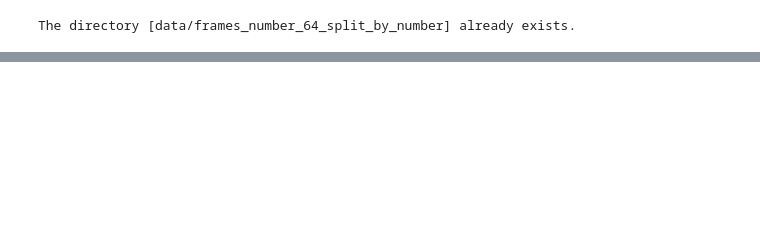
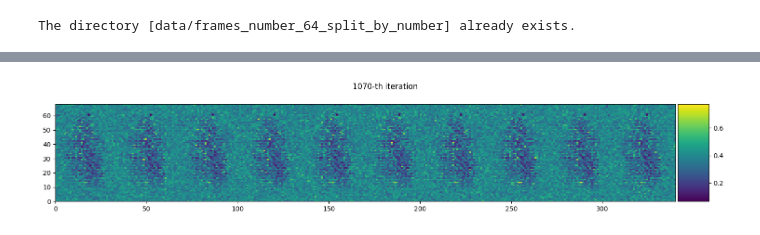
Before and after one commit to brseong/STDP-verification, a Jupyter notebook: stdp_trace.ipynb, the cells around one changed output, grey strips where cells are left out. Saved outputs shown, nothing was run; the diff lists cells and outputs as text; code cells hidden in the pictures; blank space fills up the shorter version.

```diff
--- a/stdp_trace.ipynb
+++ b/stdp_trace.ipynb
@@ -24,5 +28,20 @@ train_imgs, train_labels, test_imgs, test_labels = arrays
+# %%
+w_min, w_max = 0., 1.
+tau_pre, tau_post = 2., 2.
+N_in, N_out = 2*34*34, 10
+T = 64
+batch_size = 2
+lr = 0.01
+
+adj_mat = torch.Tensor([
+    [0, 1],
+    [1, 0]
+])
 # %%
-train_set = NMNIST("data/",train=True, data_type="frame", frames_number=64, split_by="number")
-# test_set = NMNIST("data/",train=False, data_type="frame", frames_number=64, split_by="number")
+train_set = NMNIST("data/",train=True, data_type="frame", frames_number=T, split_by="number")
+# test_set = NMNIST("data/",train=False, data_type="frame", frames_number=T, split_by="number")
+
+train_loader = DataLoader(train_set, batch_size=batch_size, shuffle=True)
+# test_loader = DataLoader(test_set, batch_size=batch_size, shuffle=True)
 # %% [output]
 The directory [data/frames_number_64_split_by_number] already exists.
@@ -41,29 +102,23 @@ def f_pre(x, w_min, alpha=0.):
 def f_post(x, w_max, alpha=0.):
     return (w_max - x) ** alpha
 
-w_min, w_max = -1., 1.
-tau_pre, tau_post = 2., 2.
-N_in, N_out = 2*34*34, 10
-T = 64
-batch_size = 2
-lr = 0.01
-
 def gen_block(in_features:int, out_features:int, **kwargs):
     return nn.Sequential(
         layer.Linear(in_features, out_features, **kwargs),
         neuron.LIFNode()
     )
 
-net = nn.Sequential(
-    gen_block(N_in, N_out)
-).to(device)
-# nn.init.trunc_normal_(net[0].weight.data, 0.4, 1, -1, 0.2)
-### TODO: Implement STDP for multilayer.
-nn.init.constant_(net[0][0].weight.data, 0.4)
+# net = nn.Sequential(
+#     gen_block(N_in, N_out)
+# ).to(device)
+# nn.init.trunc_normal_(net[0][0].weight.data, 0.4, 0.05, -1, 1)
+
+net = Diehl2015(2*34*34, 100).to(device)
+
 optimizer = torch.optim.SGD(net.parameters(), lr=lr, momentum=0.)
 
 # in_spike = (torch.rand([T, batch_size, N_in]) > 0.7).float()
-learner = learning.STDPLearner(step_mode='s', synapse=net[0], sn=net[1],
+learner = learning.STDPLearner(step_mode='s', synapse=net.excitatory, sn=net.lif_hidden,
                                 tau_pre=tau_pre, tau_post=tau_post,
                                 f_pre=f_weight, f_post=f_weight)
 
@@ -72,55 +127,61 @@ trace_pre = []
 trace_post = []
 # weight = []
 
-# Plot implementation
+# Make figure to plot
 fig = plt.figure(figsize=(15, 3))
 fig.suptitle(f"0-th iteration")
 axes = []
-canvas = torch.zeros((2*34, 34*10))
-weight = net[0].weight.cpu().detach()
-for i_neuron in range(10):
-    canvas[:, 34*i_neuron:34*(i_neuron+1)] = weight[i_neuron].reshape(34*2, 34)
-ax = fig.add_subplot(1,1,1)
-pc = ax.pcolor(canvas)
-div = make_axes_locatable(ax)
-cax = div.append_axes("right", size="5%", pad=0.05)
-fig.colorbar(pc, cax)
-fig.tight_layout()
-display(fig)
-clear_output(wait=True)
+
+# # Draw weights on the canvas
+# canvas = torch.zeros((2*34, 34*10))
+# weight = net[0][0].weight.cpu().detach()
+# for i_neuron in range(10):
+#     canvas[:, 34*i_neuron:34*(i_neuron+1)] = weight[i_neuron].reshape(34*2, 34)
+
+# Subplot ops.
+ax = fig.add_subplot(1,1,1) # generate new subplot.
+pc = ax.pcolor(net.draw_weights()) # make sub ax for color-number map.
+div = make_axes_locatable(ax) # get division of the subplot.
+cax = div.append_axes("right", size="5%", pad=0.05) # new ax for color bar
+fig.colorbar(pc, cax) # make colorbar.
+fig.tight_layout() # fit plots to layout
+d_handle = display(fig, display_id=True) # jupyter display output
+assert d_handle is not None # display handle must be valid.
+# clear_output(wait=True)
 
 with torch.no_grad():
-    frame = torch.zeros((2*34, 34), requires_grad=False, device=device) # *2 for ON, OFF events
-    for i, (frames, label) in enumerate(train_set, start=1):
+    frame = torch.zeros((batch_size, 2*34, 34), requires_grad=False, device=device) # *2 for ON, OFF events
+    loader = iter(train_loader)
+    for i, (frames, label) in enumerate(loader, start=1):
         for t in range(T):
+            assert frames.shape == (batch_size,64,2,34,34), f"{frames.shape}"
             optimizer.zero_grad()
             # out_spike.append(net(in_spike[t]))
             frame.fill_(0)
-            frame[::2,:] = torch.tensor(frames[t,0])
-            frame[1::2,:] = torch.tensor(frames[t,1])
-            net(frame.flatten()[None,...]) # No out spike append
-            # out_spike.append(net(frame.flatten()[None,...]))
+            frame[:,::2,:] = torch.tensor(frames[:,t,0])
+            frame[:,1::2,:] = torch.tensor(frames[:,t,1])
+            net(frame.reshape(batch_size,-1))
 
             learner.step(on_grad=True)
             optimizer.step()
-            net[0].weight.data.clamp_(w_min, w_max)
+            net.excitatory.weight.data.clamp_(w_min, w_max)
             # weight.append(net[0].weight.data.clone())
             trace_pre.append(learner.trace_pre)
             trace_post.append(learner.trace_post)
 
         if i%10 == 0:
             fig.suptitle(f"{i}-th iteration")
-            weight = net[0].weight.cpu().detach()
-            for i_neuron in range(10):
-                canvas[:,34*i_neuron:34*(i_neuron+1)] = weight[i_neuron].reshape(34*2, 34)
-            pc = ax.pcolor(canvas)
+            # weight = net[0][0].weight.cpu().detach()
+            # for i_neuron in range(10):
+            #     canvas[:,34*i_neuron:34*(i_neuron+1)] = weight[i_neuron].reshape(34*2, 34)
+            pc = ax.pcolor(net.draw_weights())
 
             # ax.clear()
             # ax.set_title(f"{i}-th iteration")
             # ax.pcolor(net[0].weight.cpu().detach())
             fig.colorbar(pc, cax)
-            display(fig)
-            clear_output(wait=True)
+            d_handle.update(fig)
+            # clear_output(wait=True)
 
 
 out_spike = torch.stack(out_spike)   # [T, batch_size, N_out]
@@ -132,3 +192,4 @@ IndexError: index 1 is out of range
+[figure, added]
 # %%
 t = torch.arange(0, T).float()
 
```
Also changed, not shown: parts of 6 cells of this notebook, 4 other files.
